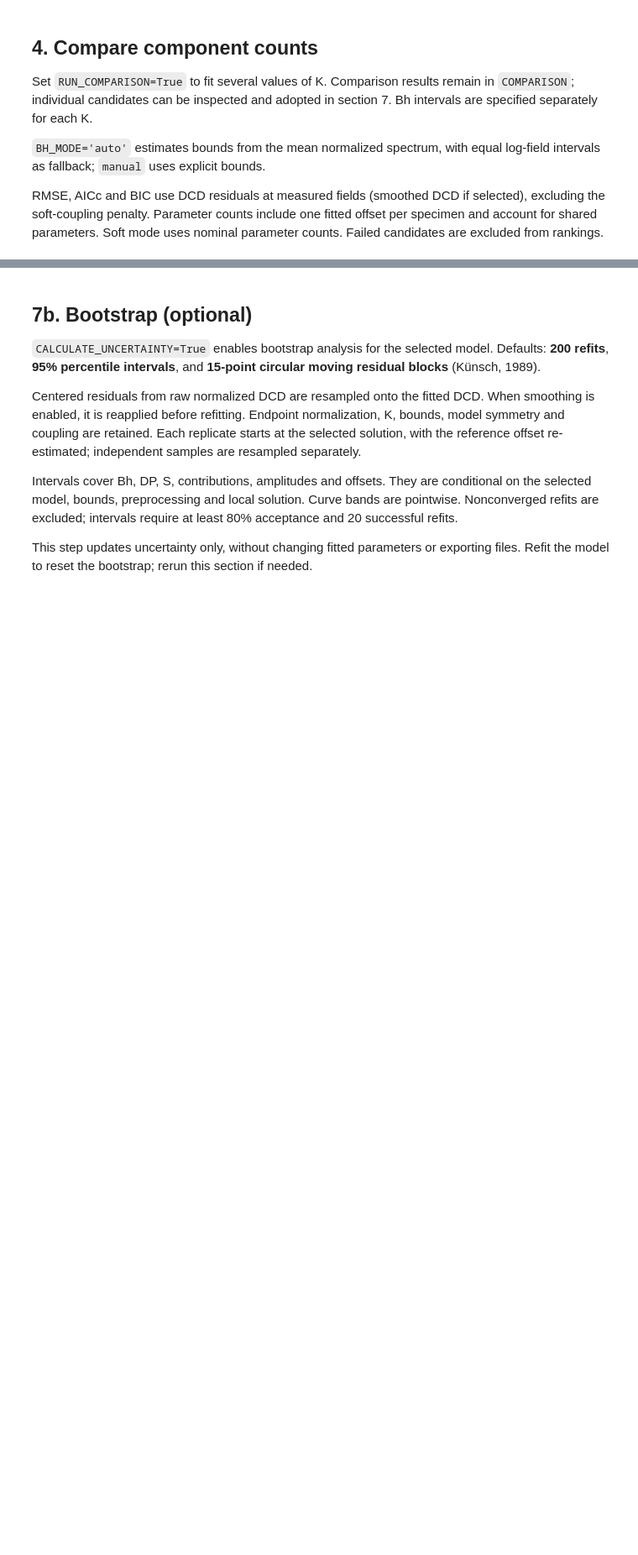
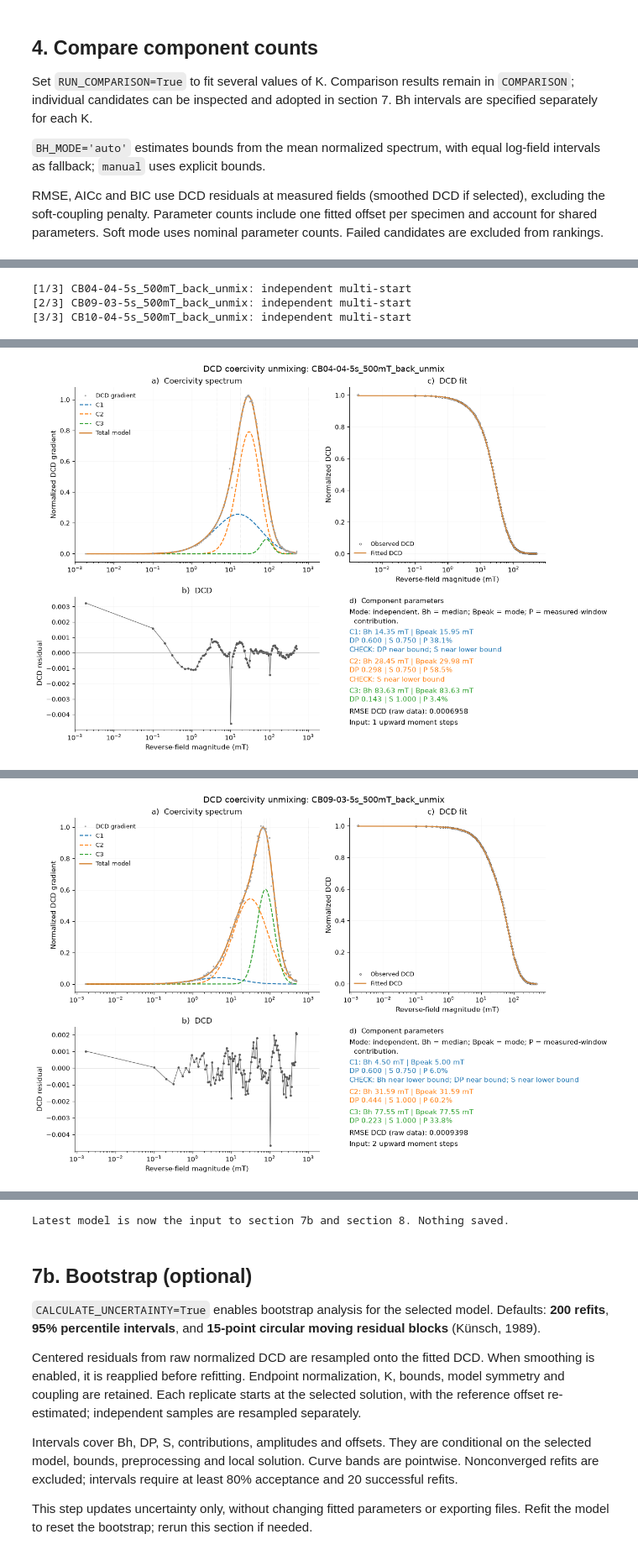
Before and after one commit to pablitolito/PaleoMagKit, a Jupyter notebook: notebooks/02_DCD_Egli_Unmixing_Interactive_v01.ipynb, the cells around one changed output, grey strips where cells are left out. Shown at 84% size. Drawn from its saved outputs; the diff is of its cells as text; code cells hidden in the pictures; blank space fills up the shorter version.

Commit message:
Improve interactive DCD Egli unmixing notebook

```diff
--- a/notebooks/02_DCD_Egli_Unmixing_Interactive_v01.ipynb
+++ b/notebooks/02_DCD_Egli_Unmixing_Interactive_v01.ipynb
@@ -1331,10 +1383,20 @@ Fitting replaces the previous selection and clears its bootstrap results. Export
 # %%
 RUN_MODEL = True  # execute this cell to calculate/adopt the next model
 
+N_COMPONENTS = 3  # choose the model; edit its Bh intervals below if needed
+BH_BOUNDS_BY_COMPONENT = {
+    2: [(0.5, 15.0), (20.0, 1000.0)],
+    3: [(0.5, 18.0), (18.0, 80.0), (70.0, 1000.0)],
+    4: [(0.5, 5.0), (5.0, 40.0), (15.0, 75.0), (100.0, 1000.0)],
+    5: [(0.5, 5.0), (5.0, 15.0), (15.0, 75.0), (85.0, 150.0), (100.0, 1000.0)],
+}
+if N_COMPONENTS not in BH_BOUNDS_BY_COMPONENT:
+    raise ValueError(f'No Bh intervals defined for {N_COMPONENTS} components; add them to BH_BOUNDS_BY_COMPONENT.')
+
 MODEL_CONFIG = copy.deepcopy(CONFIG)  # inherits S, DP, smoothing, mode and all common settings
 MODEL_CONFIG.update(
-    n_components=3,
-    bh_bounds_mT=[(0.5,18.0),(18.0,80.0),(70.0,1000.0)],
+    n_components=N_COMPONENTS,
+    bh_bounds_mT=copy.deepcopy(BH_BOUNDS_BY_COMPONENT[N_COMPONENTS]),
     n_starts=8,  # keep the chosen refinement multi-start setting
 )
 
@@ -1360,3 +1422,7 @@ if RUN_MODEL:
         print('Latest model is now the input to section 7b and section 8. Nothing saved.')
 else:
     print('No new model calculated. The last successfully selected model remains in memory.')
+# %% [output]
+[1/3] CB04-04-5s_500mT_back_unmix: independent multi-start
+[2/3] CB09-03-5s_500mT_back_unmix: independent multi-start
+[3/3] CB10-04-5s_500mT_back_unmix: independent multi-start
@@ -1362,0 +1435 @@ else:
+[figure, added]
@@ -1362,0 +1442 @@ else:
+[figure, added]
@@ -1363,3 +1450,4 @@ else:
+Latest model is now the input to section 7b and section 8. Nothing saved.
 # %% [markdown]
 ## 7b. Bootstrap (optional)
 
```
Also changed, not shown: parts of 8 cells of this notebook.
